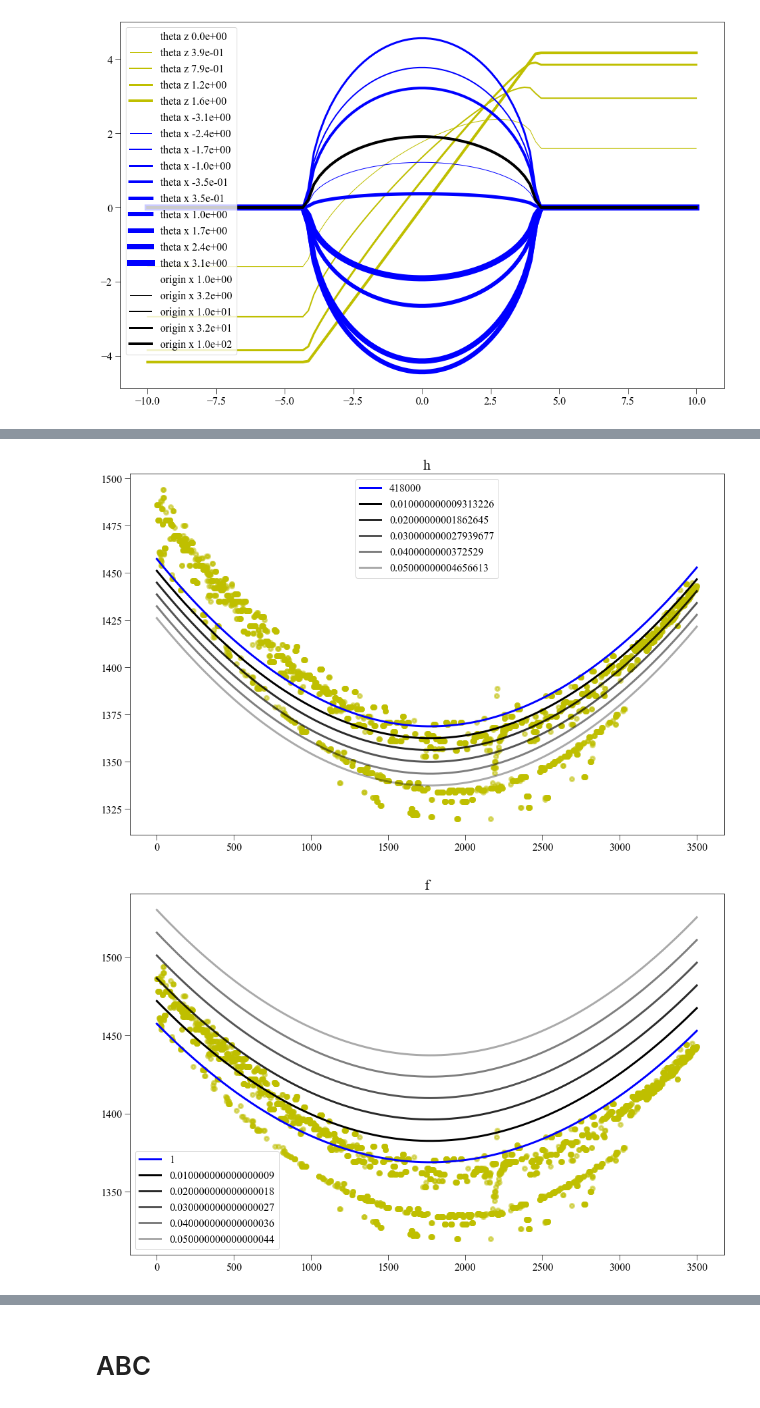
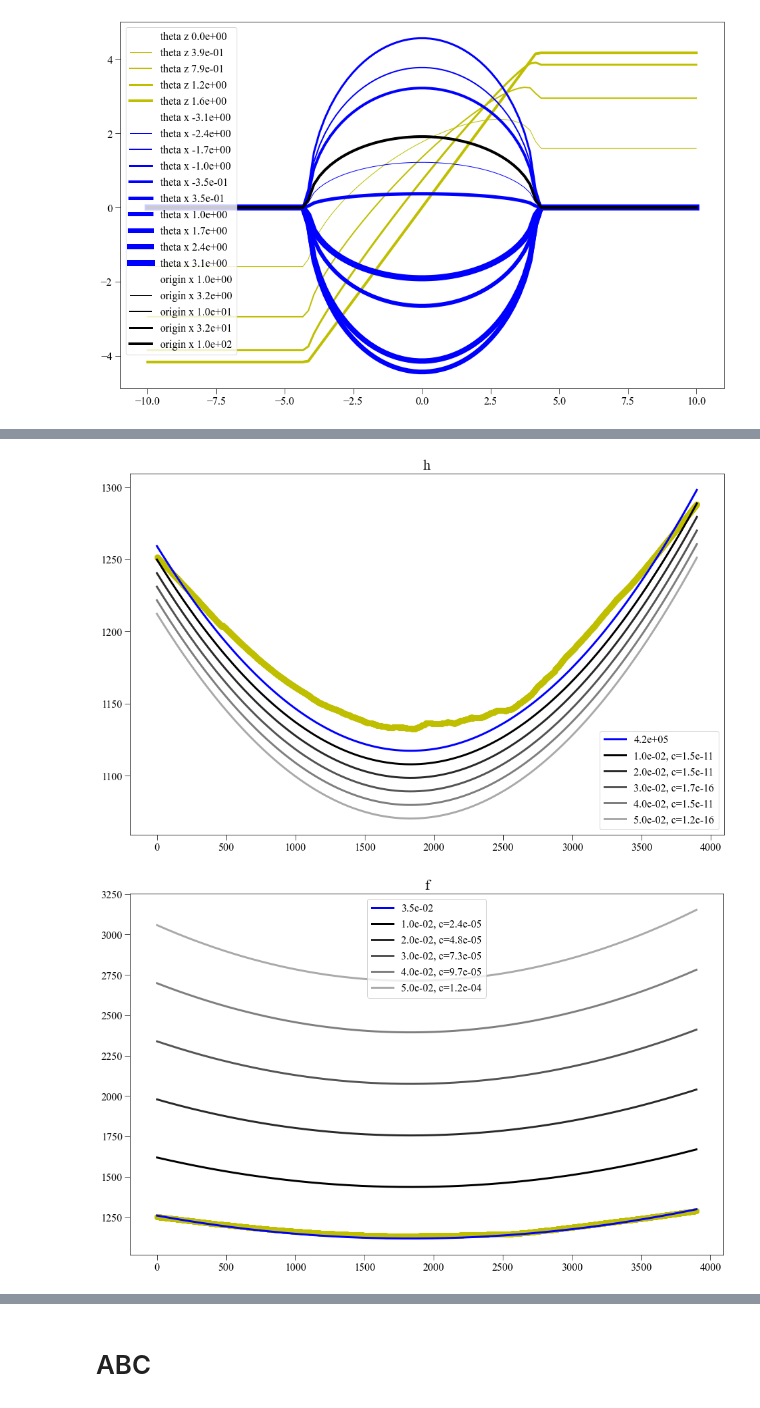
Before and after one commit to bogsdarking/planet_ruler, a Jupyter notebook: resectioning_sandbox.ipynb, the cells around one changed output, grey strips where cells are left out. Cells and saved outputs as stored; diff of their text form; code cells hidden in the pictures.

```diff
--- a/resectioning_sandbox.ipynb
+++ b/resectioning_sandbox.ipynb
@@ -110,7 +126,7 @@ def extrinsic_transform(world_coords,
 
 def limb_arc(x, r, h=1,
              method='resection', screen_dist=1,
-             f=1, px=1, py=1, x0=0, y0=0,
+             f=0.035, px=1, py=1, x0=0, y0=0,
              theta_x=0, theta_y=0, theta_z=0,
              origin_x=0, origin_y=0, origin_z=0
              ):
@@ -256,0 +252,20 @@ bounds
+# %%
+y = limb_arc(xc, r=6.3e6, h=1) + 1500
+plt.plot(x, y, c='y', lw=3)
+plt.scatter(x, target, alpha=0.2, s=10, label='test')
+
+window_length = 601
+polyorder = 1
+deriv = 0
+delta = 1
+
+ysm = savgol_filter(target, window_length=window_length, polyorder=polyorder,
+                    deriv=deriv, delta=delta)
+plt.plot(x, ysm, c='k')
+
+plt.scatter(x, breaks_def[x_min:x_max], alpha=0.2, s=10, label='default')
+plt.legend()
+
+target = ysm
+# target = breaks[x_min:x_max]
+x = np.arange(len(target))
@@ -402,3 +368,5 @@ plt.show()
+# %%
+cost_function = CostFunction(target, limb_arc, truncated_init, full_init)
 # %%
 # results = minimize(cost_function.cost, np.array(list(bad_init.values())),
 #                    method='L-BFGS-B', bounds=[lims[key] for key in init], options={'maxiter':10000})
@@ -438,30 +408,33 @@ plt.scatter(np.arange(len(target)), target, c='y', lw=3, alpha=0.1)
 # %%
-target = breaks[:3500]
-
-inc = {'r': 10, 'h': 1e-2, 'f': 0.01,
+inc = {'r': 20, 'h': 1e-2, 'f': 0.01,
        'px': 100, 'py': 1e-5,
        'x0': 0.001, 'y0': 1e-5,
        'theta_x': -1e-8, 'theta_y': 0.0001, 'theta_z': 0.0001,
-       'origin_x': 1e6, 'origin_y': 1e-2, 'origin_z': 1e6}
+       'origin_x': 1e6, 'origin_y': 5e-2, 'origin_z': 1e6}
 
 init = full_init.copy()
+init = truncated_init.copy()
 # init = unpack_parameters(results.x, truncated_init)
 # init = unpack_parameters(results.x, truncated_init)
 
 y = cost_function.evaluate(init)
+curvature = np.mean(np.diff(y, n=2))
 
 for key in init:
-    plt.plot(x, y, lw=3, c='b', label=init[key])
+    plt.plot(x, y, lw=3, c='b', label=f'{init[key]:.1e}')
 
     p = init.copy()
     for i in range(5):
         p[key] += inc[key]
         yp = cost_function.evaluate(p)
-        plt.plot(x, yp, lw=3, c='k', alpha=(6.-i)/6, label=p[key]-init[key])
+        delta_curvature = np.mean(np.diff(yp, n=2)) - curvature
+        plt.plot(x, yp, lw=3, c='k', alpha=(6.-i)/6, label=f'{p[key]-init[key]:.1e}, c={delta_curvature:.1e}')
 
     plt.scatter(x, target, c='y', lw=3, alpha=0.5)
     plt.title(key)
     plt.legend()
+    ax=plt.gca()
+#     ax.set_ylim(1300, 1700)
     plt.show()
 #     break
 # %% [output]
@@ -469,2 +442,2 @@ for key in init:
-[figure, old version]
+[figure, new version]
-[figure, old version]
+[figure, new version]
```
Also changed, not shown: parts of 74 cells of this notebook, 13 other files.
